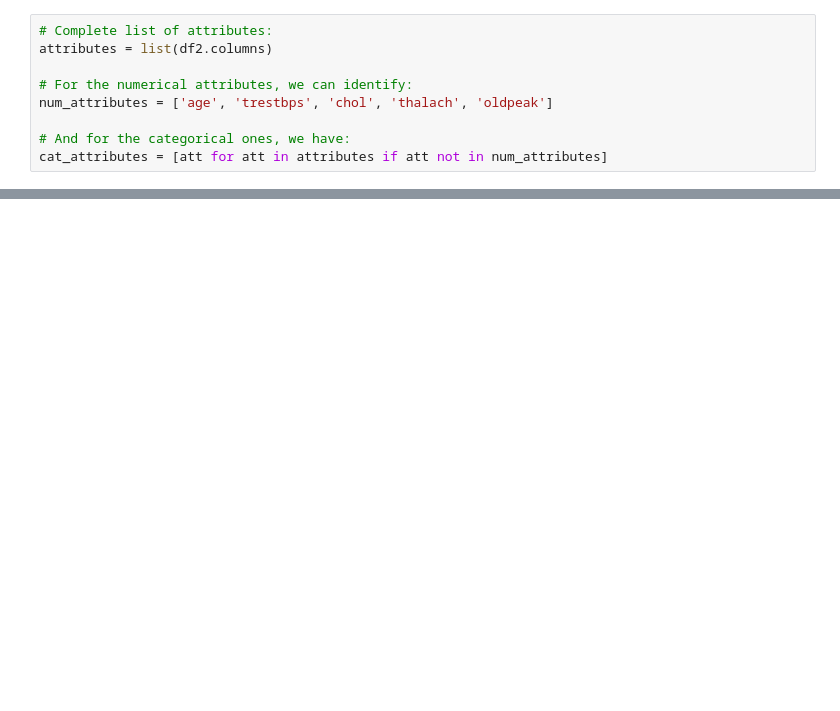
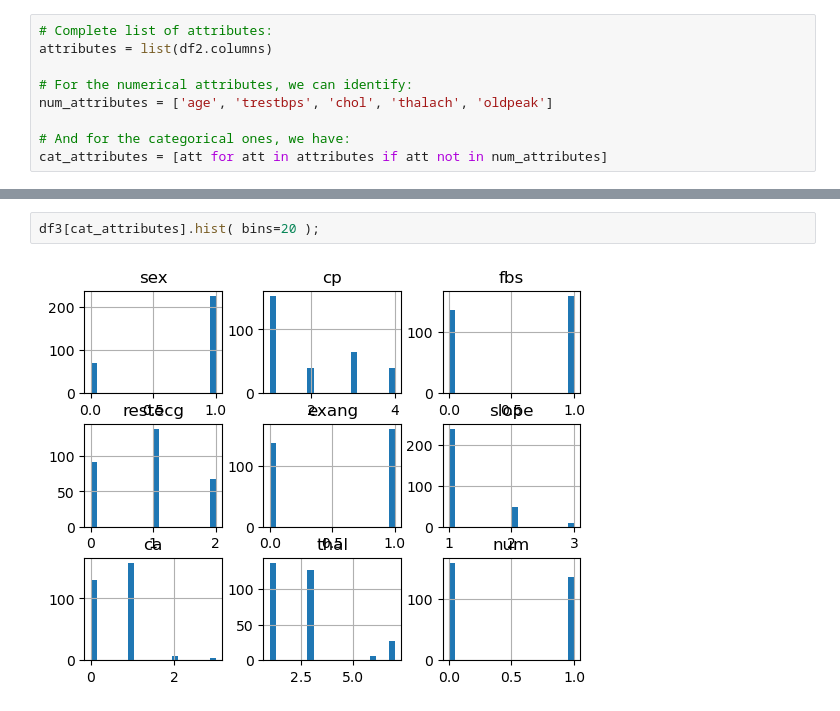
Before and after one commit to victor-bongestab/heart-disease, a Jupyter notebook: heart-disease.ipynb, the cells around one changed output, grey strips where cells are left out. Saved outputs shown, nothing was run; the diff lists cells and outputs as text; blank space fills up the shorter version.

```diff
--- a/heart-disease.ipynb
+++ b/heart-disease.ipynb
@@ -235,0 +271,4 @@ cat_attributes = [att for att in attributes if att not in num_attributes]
+# %%
+df3[cat_attributes].hist( bins=20 );
+# %% [output]
+[figure, added]
```
Also changed, not shown: parts of 13 cells of this notebook.
